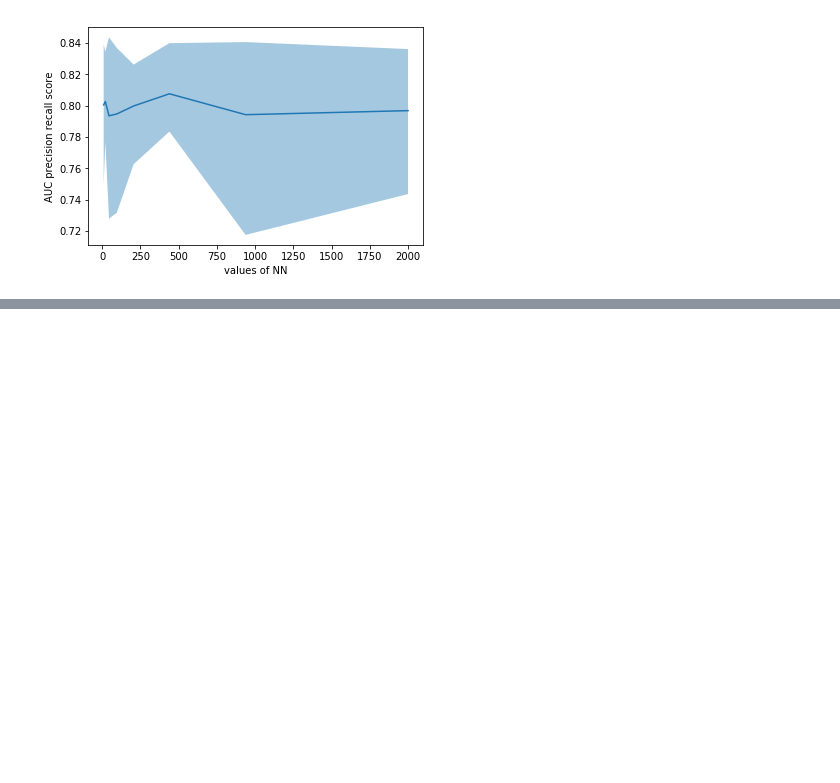
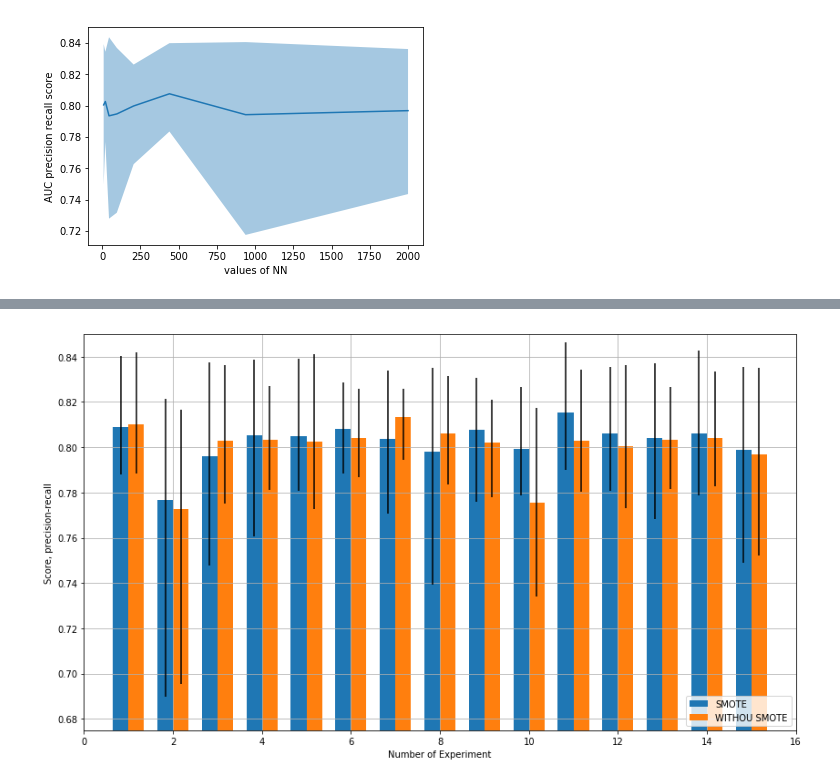
Before and after one commit to Jllamoza/FRAUD_DETECTION, a Jupyter notebook: Fraud_detection.ipynb, the cells around one changed output, grey strips where cells are left out. Cells and saved outputs as stored; diff of their text form; code cells hidden in the pictures; blank space fills up the shorter version.

```diff
--- a/Fraud_detection.ipynb
+++ b/Fraud_detection.ipynb
@@ -325,0 +426,16 @@ Text(0, 0.5, 'AUC precision recall score')
+# %%
+ind = np.arange(len(Cm)) +1  # the x locations for the experiments
+width = 0.35  # the width of the bars
+
+fig, ax = plt.subplots( figsize= (14,8))
+rects1 = ax.bar(ind - width/2, Cm, width, yerr= ([Cm - Cmin,  Cmax-Cm]),
+                label='SMOTE')
+rects2 = ax.bar(ind + width/2, Cm_, width, yerr= ([Cm_ - Cmin_,  Cmax_-Cm_]),
+                label='WITHOU SMOTE')
+plt.axis([ 0, 16, .675 , .85])
+plt.legend(loc = 4)
+plt.xlabel('Number of Experiment')
+plt.ylabel('Score, precision-recall')
+plt.grid()
+# %% [output]
+[figure, added]
```
Also changed, not shown: parts of 22 cells of this notebook.
